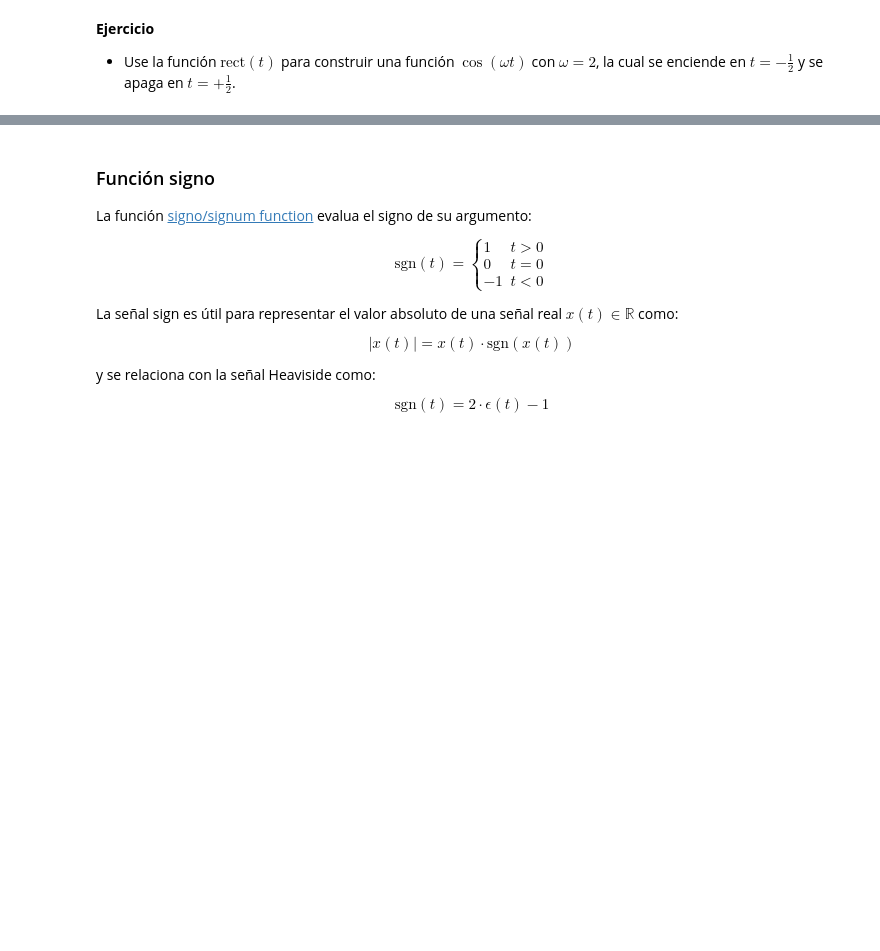
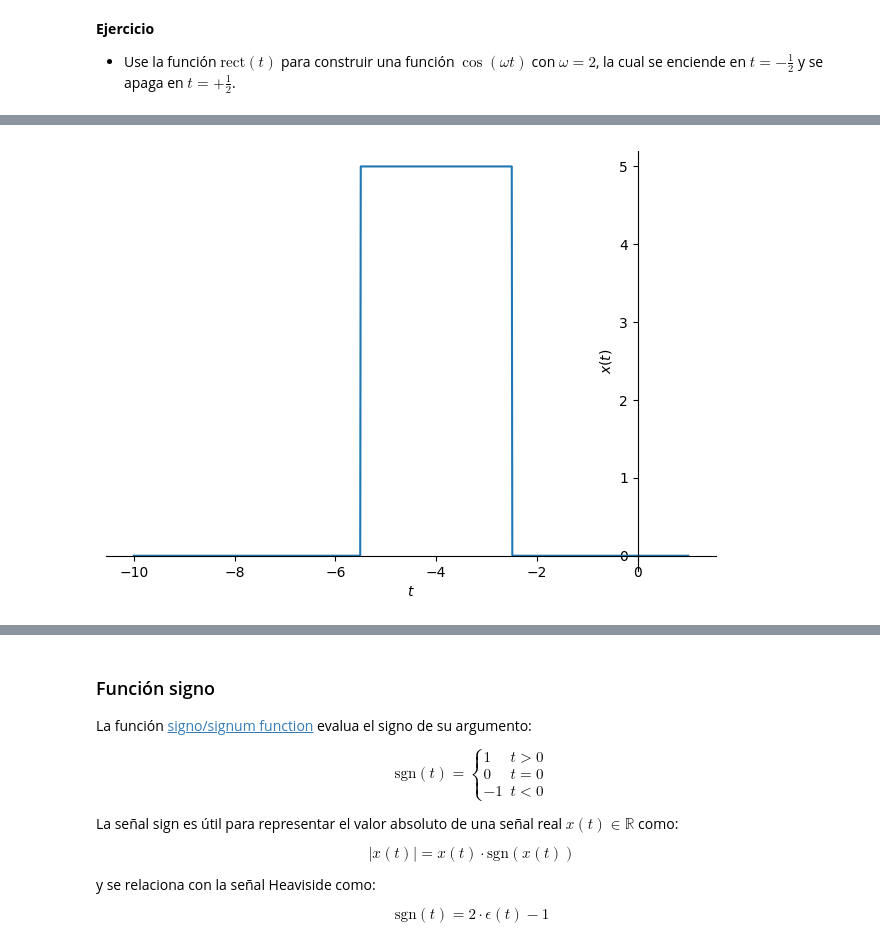
Before and after one commit to laduqueo/Senales_y_Sistemas, a Jupyter notebook: cuaderno_2.ipynb, the cells around one changed output, grey strips where cells are left out. Cells and saved outputs as stored; diff of their text form; code cells hidden in the pictures; blank space fills up the shorter version.

```diff
--- a/cuaderno_2.ipynb
+++ b/cuaderno_2.ipynb
@@ -279,0 +295,5 @@ sym.plot(rect(t), (t, -1, 1), ylim=[-0.2, 1.2], ylabel=r'rect$(t)$');
+# %%
+y=rect_.subs({A:5,to:-4,tau:3})
+sym.plot(y, (t, 1, -10), ylim=[-0.2, 5.2], ylabel=r'$x(t)$');
+# %% [output]
+[figure, added]
```
Also changed, not shown: parts of 10 cells of this notebook.
